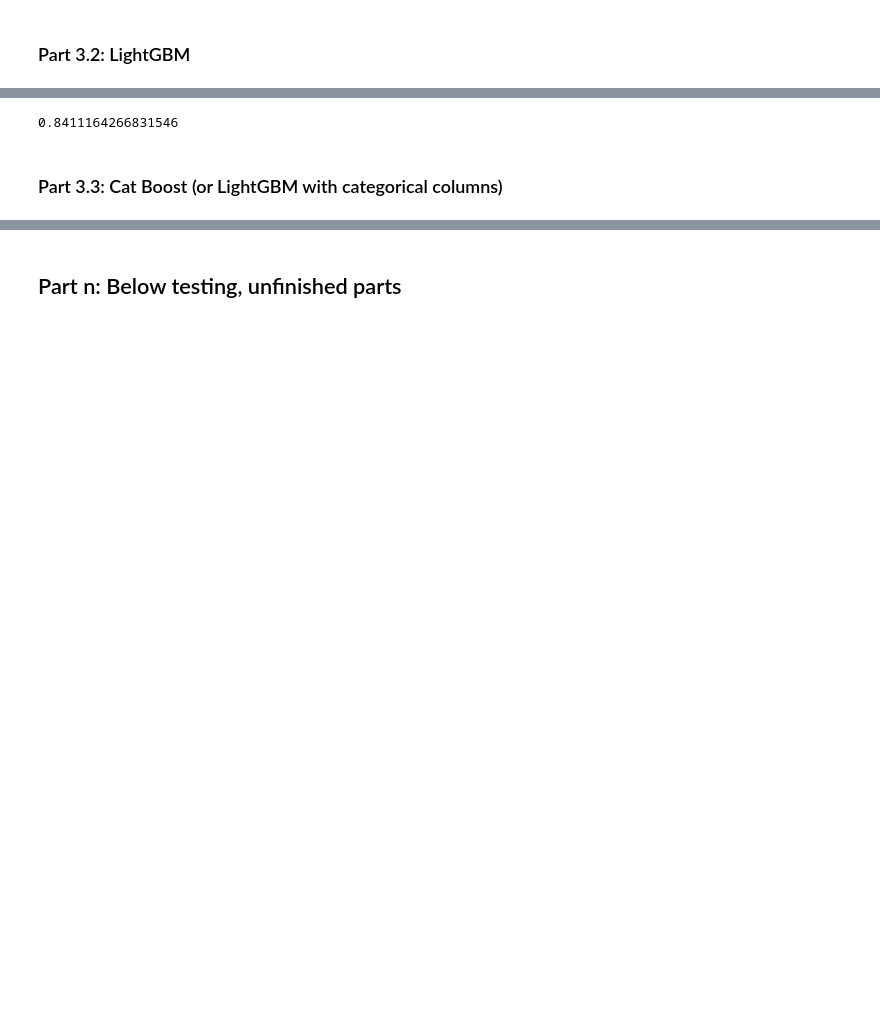
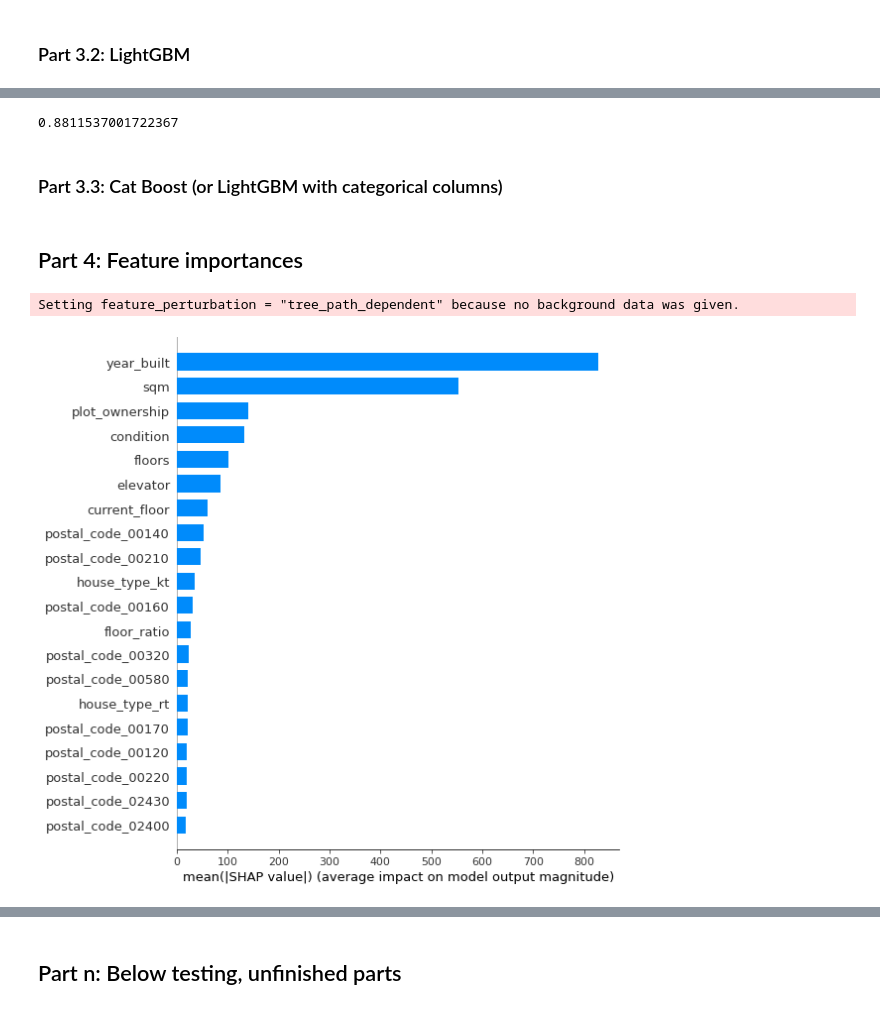
Before and after one commit to modjas/real_estate_prices_project, a Jupyter notebook: real_estate_prices_project.ipynb, the cells around one changed output, grey strips where cells are left out. Cells and saved outputs as stored; diff of their text form; code cells hidden in the pictures; blank space fills up the shorter version.

```diff
--- a/real_estate_prices_project.ipynb
+++ b/real_estate_prices_project.ipynb
@@ -309,0 +319,7 @@ preprocessor = ColumnTransformer(
+# %%
+linear_pipeline = Pipeline(steps=[('preprocessor', preprocessor),
+                                  ('model_lgbm', LinearRegression())])
+
+linear_pipeline.fit(features_train, labels_train)
+
+linear_pipeline.score(features_test, labels_test)
@@ -335,5 +353,6 @@ CV.fit(features_train, labels_train)
 # %%
 print(CV.best_params_)
 random_forest_pipeline.set_params(**CV.best_params_)
+random_forest_pipeline.fit(features_train, labels_train)
 random_forest_pipeline.score(features_test, labels_test)
 # %% [output]
@@ -387,7 +406,8 @@ Fitting 5 folds for each of 10 candidates, totalling 50 fits
 # %%
 lgbm_pipeline.set_params(**CV_lgbm.best_params_)
+lgbm_pipeline.fit(features_train, labels_train)
 lgbm_pipeline.score(features_test, labels_test)
 # %% [output]
-0.8411164266831546
+0.8811537001722367
 # %% [markdown]
 ### Part 3.3: Cat Boost (or LightGBM with categorical columns)
@@ -395,0 +414,14 @@ lgbm_pipeline.score(features_test, labels_test)
+# %% [markdown]
+## Part 4: Feature importances
+# %%
+#Extract feature names. The feature order is determined by the order in ColumnTransformer
+categorical_list = lgbm_pipeline.named_steps['preprocessor'].named_transformers_['cat'].named_steps['onehot'].get_feature_names(input_features=categorical_cols)
+all_features = ordinal_cols + list(categorical_list) + numerical_cols
+
+features_preprocessed = lgbm_pipeline.named_steps['preprocessor'].transform(features_train)
+
+shap_values = shap.TreeExplainer(lgbm_pipeline.named_steps['model_lgbm']).shap_values(features_preprocessed)
+shap.summary_plot(shap_values, features_preprocessed, plot_type='bar', feature_names = all_features)
+# %% [output]
+Setting feature_perturbation = "tree_path_dependent" because no background data was given.
+[figure, added]
```
Also changed, not shown: parts of 22 cells of this notebook.
